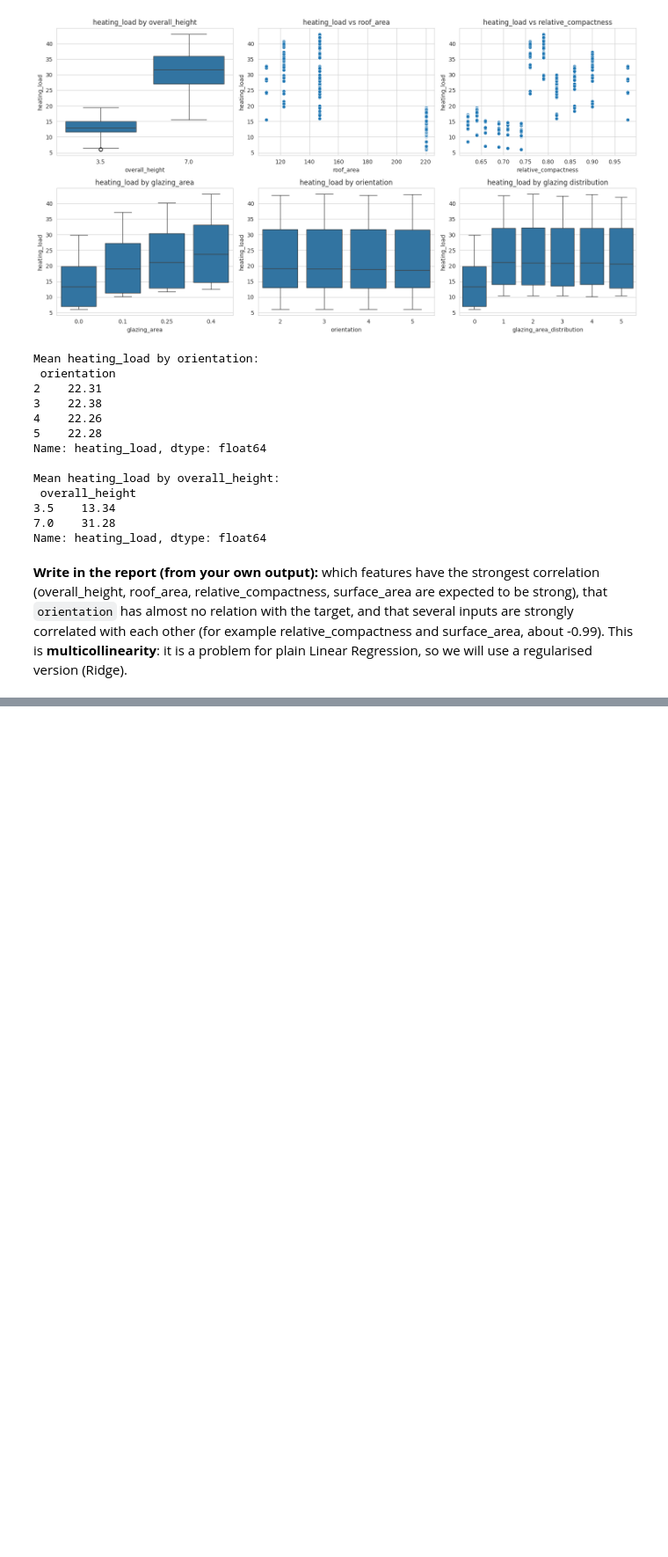
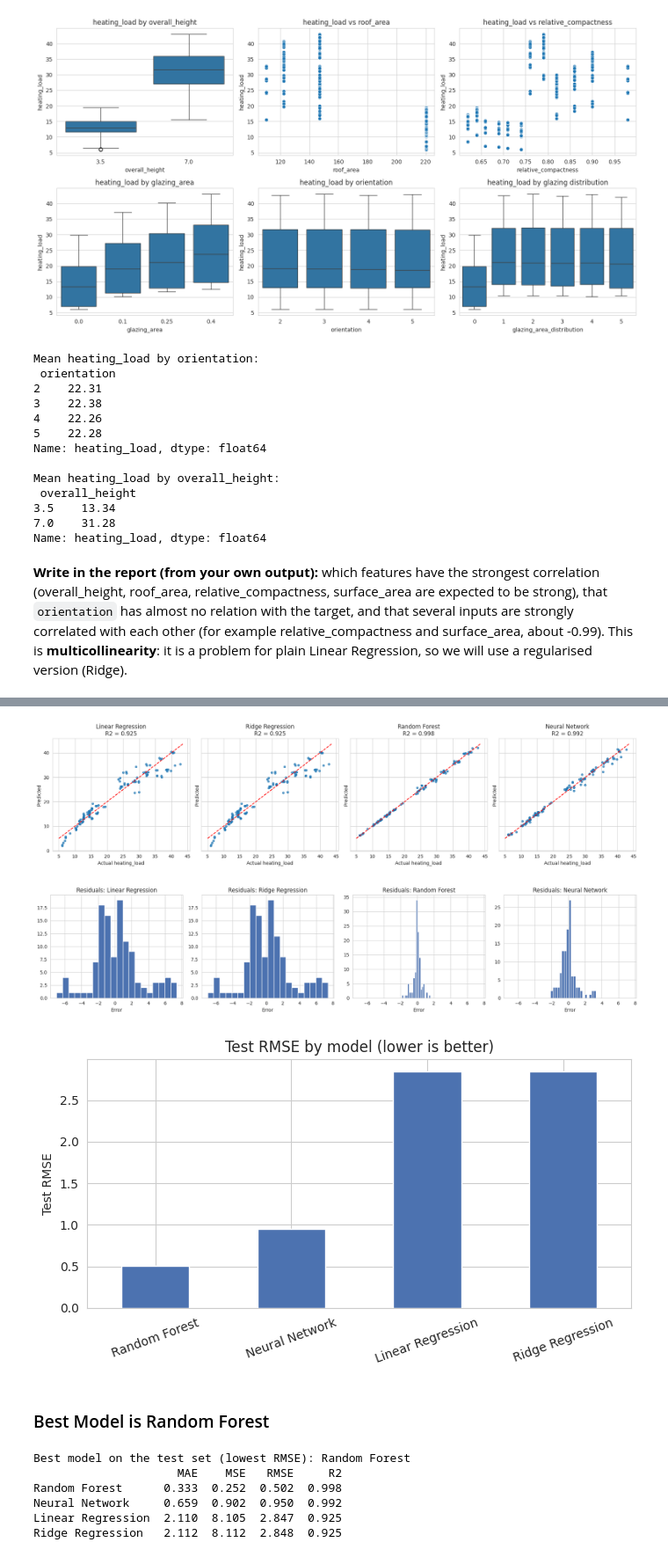
Before and after one commit to Khalidgh707/Machine-Learning-Project, a Jupyter notebook: DS471ML_project.ipynb, the cells around one changed output, grey strips where cells are left out. Shown at 88% size. Saved outputs shown, nothing was run; the diff lists cells and outputs as text; code cells hidden in the pictures; blank space fills up the shorter version.

```diff
--- a/DS471ML_project.ipynb
+++ b/DS471ML_project.ipynb
@@ -304,0 +555,11 @@ Name: heating_load, dtype: float64
+# %%
+final_models = {"Linear Regression": lin,
+                "Ridge Regression": ridge,
+                "Random Forest": rf}
+preds = {name: m.predict(X_test_s) for name, m in final_models.items()}
+preds["Neural Network"] = nn_predict(nn, X_test_s)
+
+test_table = pd.DataFrame({name: reg_metrics(y_test, p) for name, p in preds.items()}).T
+test_table = test_table[["MAE", "MSE", "RMSE", "R2"]].round(3).sort_values("RMSE")
+display(test_table)
+test_table.to_csv("results/final_test_comparison.csv")
@@ -304,0 +572,38 @@ Name: heating_load, dtype: float64
+# %%
+# Predicted vs actual, for each model
+fig, axes = plt.subplots(1, 4, figsize=(18, 4.5), sharex=True, sharey=True)
+lims = [y_test.min() - 1, y_test.max() + 1]
+for ax, (name, p) in zip(axes, preds.items()):
+    ax.scatter(y_test, p, alpha=0.7, s=18)
+    ax.plot(lims, lims, "r--")
+    ax.set_title(f"{name}\nR2 = {r2_score(y_test, p):.3f}")
+    ax.set_xlabel("Actual heating_load"); ax.set_ylabel("Predicted")
+plt.tight_layout(); plt.savefig("figures/fig9_predicted_vs_actual.png", dpi=200); plt.show()
+
+# Residuals (actual - predicted)
+fig, axes = plt.subplots(1, 4, figsize=(18, 4), sharex=True)
+for ax, (name, p) in zip(axes, preds.items()):
+    ax.hist(y_test - p, bins=20, color="#4C72B0")
+    ax.set_title(f"Residuals: {name}"); ax.set_xlabel("Error")
+plt.tight_layout(); plt.savefig("figures/fig10_residuals.png", dpi=200); plt.show()
+
+# RMSE bar chart
+test_table["RMSE"].plot(kind="bar", figsize=(7, 4), color="#4C72B0", rot=20)
+plt.ylabel("Test RMSE"); plt.title("Test RMSE by model (lower is better)")
+plt.tight_layout(); plt.savefig("figures/fig11_rmse_comparison.png", dpi=200); plt.show()
+# %% [output]
+[figure, added]
+[figure, added]
+[figure, added]
+# %% [markdown]
+### Best Model is Random Forest
+# %%
+print("Best model on the test set (lowest RMSE):", test_table.index[0])
+print(test_table)
+# %% [output]
+Best model on the test set (lowest RMSE): Random Forest
+                     MAE    MSE   RMSE     R2
+Random Forest      0.333  0.252  0.502  0.998
+Neural Network     0.659  0.902  0.950  0.992
+Linear Regression  2.110  8.105  2.847  0.925
+Ridge Regression   2.112  8.112  2.848  0.925
```
Also changed, not shown: parts of 24 cells of this notebook.
